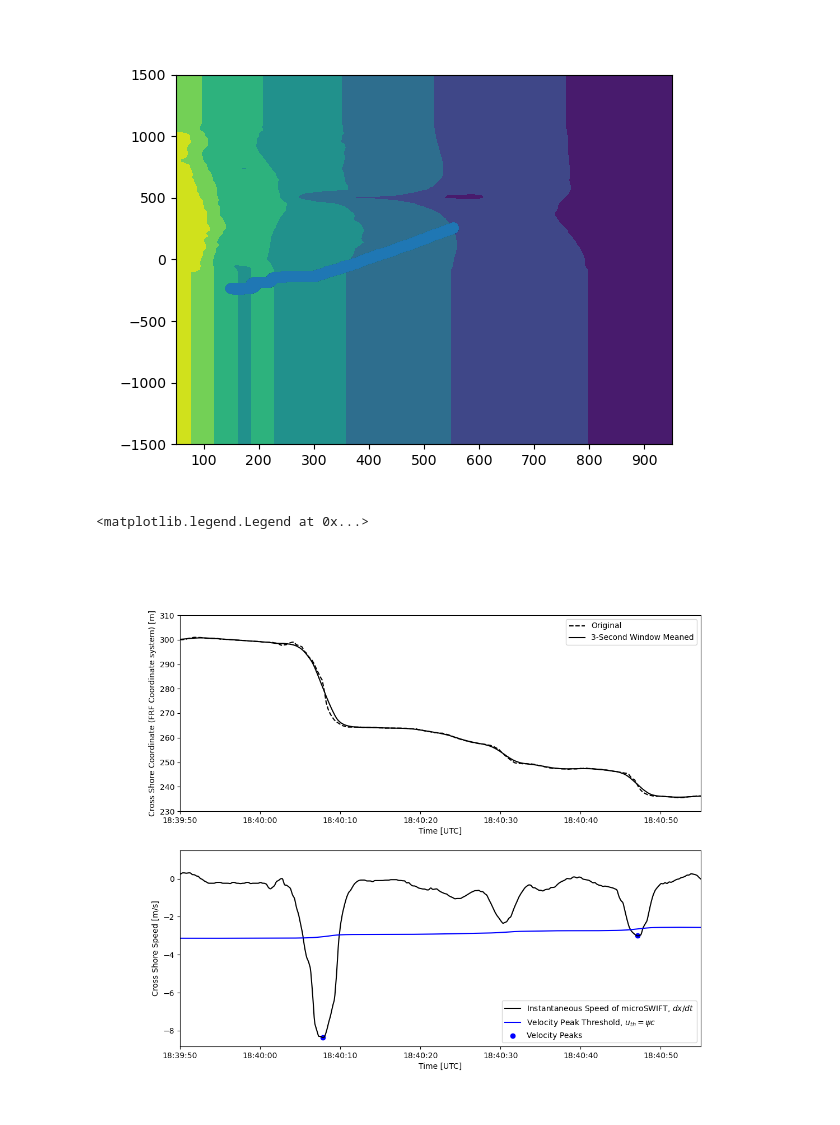
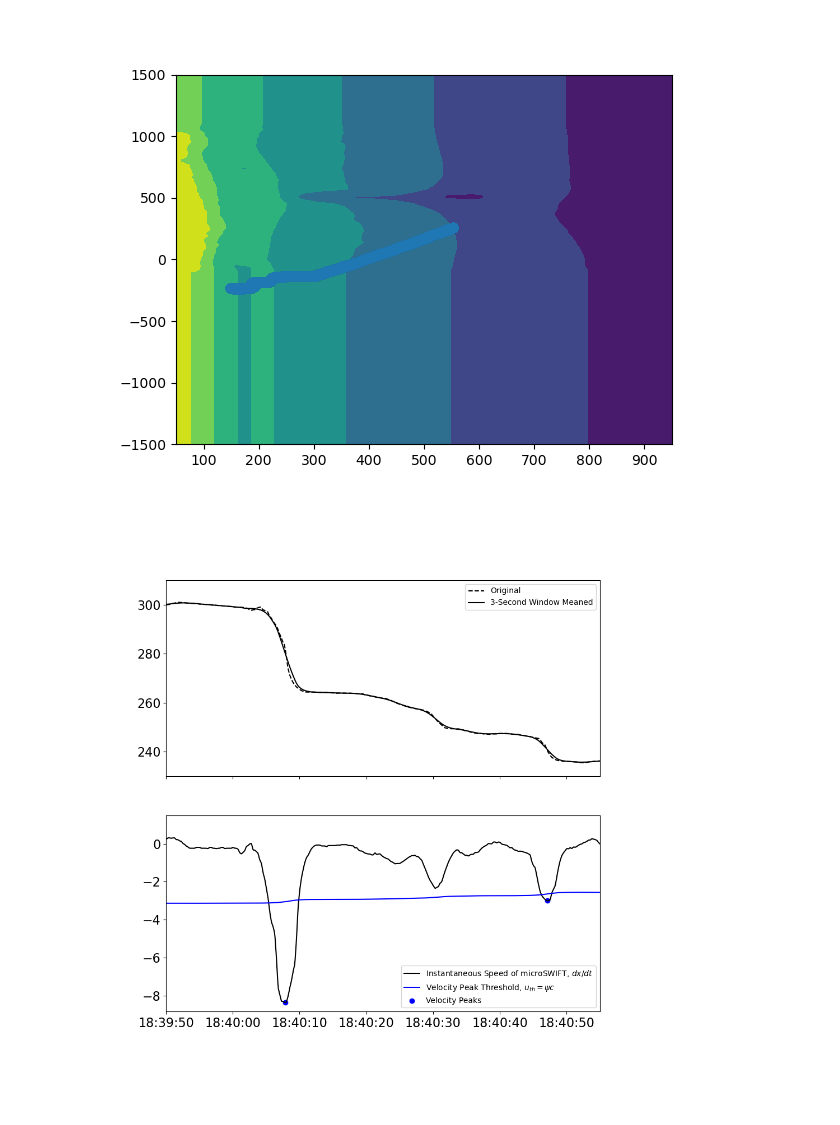
Before and after one commit to edwinrainville/surfing-transport, a Jupyter notebook: analysis/gaussian-fit-example.ipynb, the cells around one changed output. Drawn from its saved outputs; the diff is of its cells as text; code cells hidden in the pictures.

Commit message:
updates jump processing figure with larger font size font size and matches the tiem axis on both sets of vertically stacked subplots

```diff
--- a/analysis/gaussian-fit-example.ipynb
+++ b/analysis/gaussian-fit-example.ipynb
@@ -171,40 +171,41 @@ mission_df = pd.read_csv('../data/mission_df.csv').sort_values(by=['mission numb
 mission_num = 19
 water_level = mission_df[mission_df['mission number'] == mission_num]['water level [m]'].values[0]
 trajectory_bathy = bathy_along_track(bathy_file='../data/FRF_geomorphology_DEMs_surveyDEM_20211021.nc',
                                                     xFRF=x_filtered,
                                                     yFRF=y_filtered,
                                                     single_trajectory=True)[0]
 trajectory_depth = trajectory_bathy + water_level
 
 # Compute Linear Phase Speed at each point in track
 phase_speed_along_track = np.sqrt(np.abs(trajectory_depth * 9.8))
 
 # Find the Peaks in the velocity
 distance_between_peaks = int(3*(1/delta_t)) # 3 seconds between points
 vel_threshold = 0.5 * phase_speed_along_track
 peak_vel_indices = signal.find_peaks(-instantaneous_x_vel, height=vel_threshold, distance=distance_between_peaks)[0]
 
-fig, (ax1, ax2) = plt.subplots(nrows=2, figsize=(12,10))
+fig, (ax1, ax2) = plt.subplots(nrows=2, figsize=(10,10), sharex=True)
 ax1.plot(time, x, color='k', linestyle='dashed', label='Original')
 ax1.plot(time, x_filtered, color='k', label='3-Second Window Meaned')
-ax1.set_xlabel('Time [UTC]')
-ax1.set_ylabel('Cross Shore Coordinate (FRF Coordinate system) [m]')
+# ax1.set_xlabel('Time [UTC]')
+# ax1.set_ylabel('Cross Shore Coordinate (FRF Coordinate system) [m]')
 ax1.set_xlim(datetime.datetime(2021, 10, 8, 18, 39, 50), datetime.datetime(2021, 10, 8, 18, 40, 55))
 ax1.set_ylim(230, 310)
 ax1.legend()
+ax1.tick_params(axis='both', labelsize=16)
 
 # Instantaneous Velocity
 ax2.plot(time, instantaneous_x_vel, color='k', label='Instantaneous Speed of microSWIFT, $dx/dt$')
 # ax2.plot(time, -1 * phase_speed_along_track, color='r', label='Instantaneous Linear Phase Speed (c) Along Drift Track')
 ax2.plot(time, -1 * 0.5*phase_speed_along_track, color='b', label='Velocity Peak Threshold, $u_{th} = \psi c$')
 ax2.scatter(time[peak_vel_indices], instantaneous_x_vel[peak_vel_indices], color='b', label='Velocity Peaks')
-ax2.set_xlabel('Time [UTC]')
-ax2.set_ylabel('Cross Shore Speed [m/s]')
+# ax2.set_xlabel('Time [UTC]')
+# ax2.set_ylabel('Cross Shore Speed [m/s]')
 ax2.set_xlim(datetime.datetime(2021, 10, 8, 18, 39, 50), datetime.datetime(2021, 10, 8, 18, 40, 55))
 ax2.legend()
+ax2.tick_params(axis='both', labelsize=16)
 # %% [output]
-<matplotlib.legend.Legend at 0x...>
-[figure, old version]
+[figure, new version]
 # %%
 def gaussian(x, amplitude, mean, stddev):
     return amplitude * np.exp(-((x - mean) ** 2) / (2 * stddev ** 2))
```
Also changed, not shown: parts of 1 cell of this notebook.
